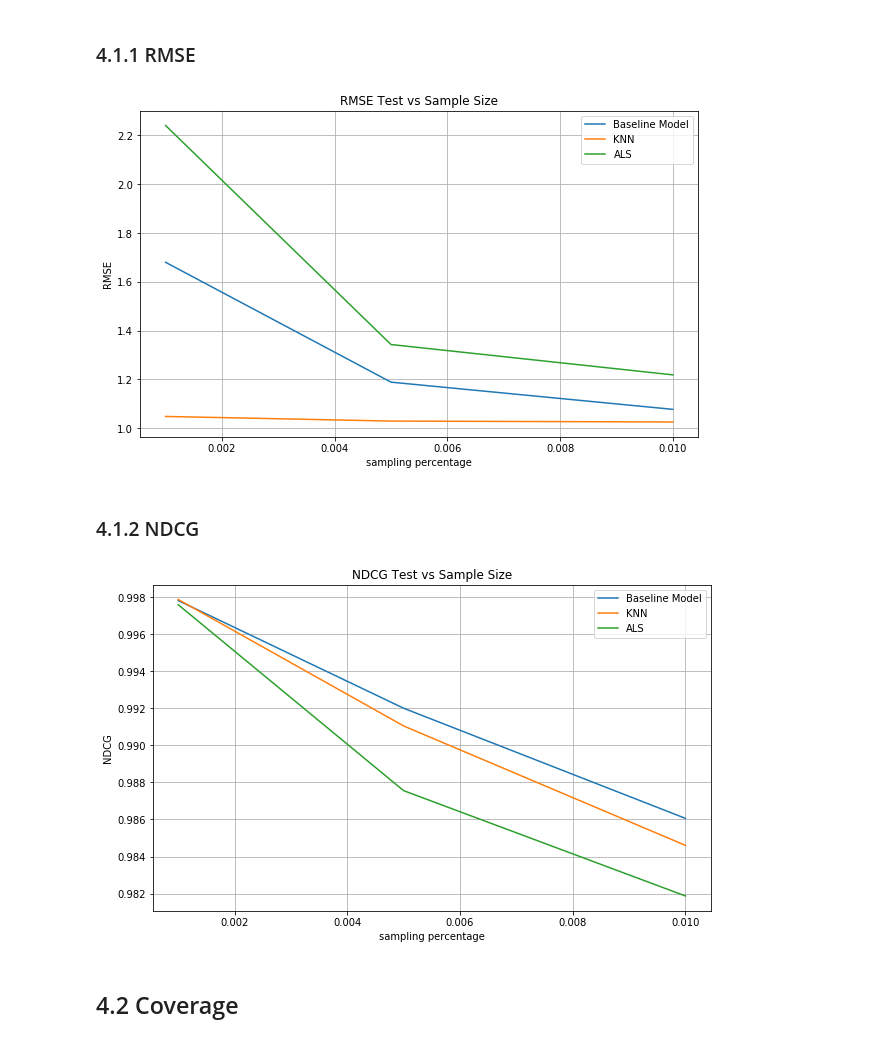
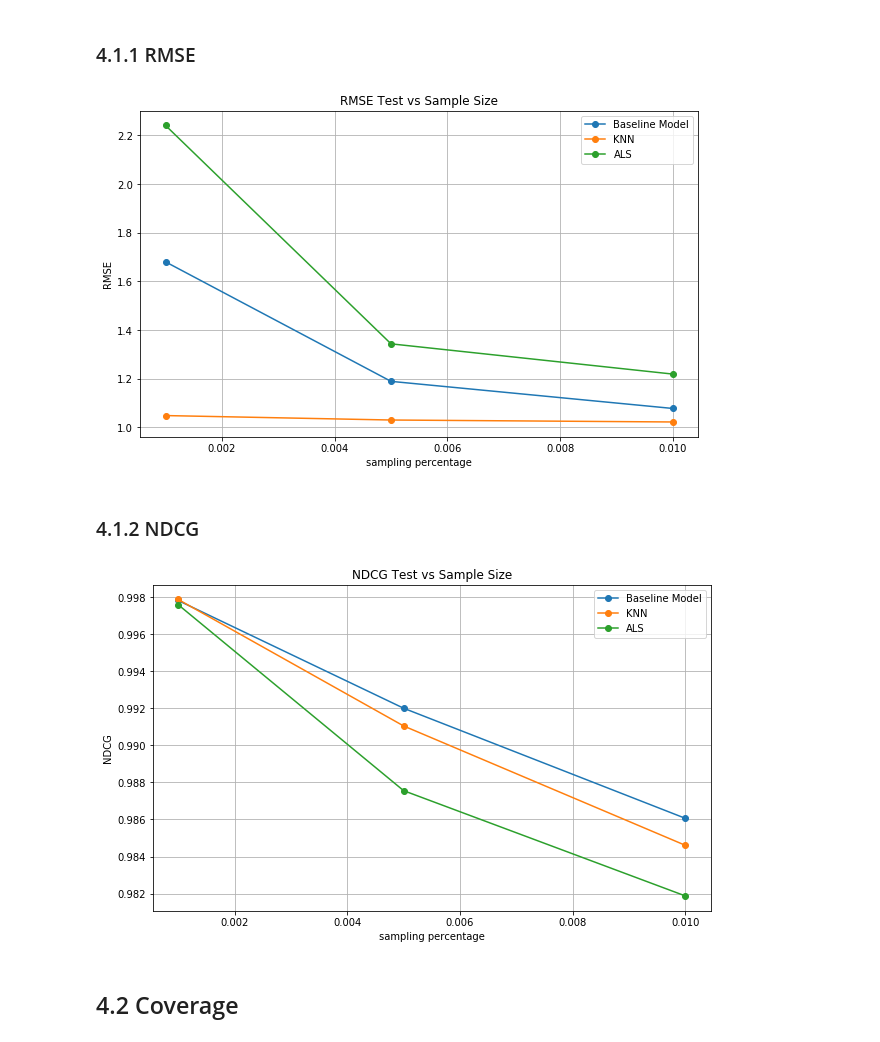
Before and after one commit to thisismeg/personalization-project1, a Jupyter notebook: personalization_project1_combined.ipynb, the cells around one changed output. Cells and saved outputs as stored; diff of their text form; code cells hidden in the pictures.

```diff
--- a/personalization_project1_combined.ipynb
+++ b/personalization_project1_combined.ipynb
@@ -716,11 +717,0 @@ als = ALS(maxIter=5, userCol="userId", itemCol="movieId", ratingCol="rating",
-# %%
-all_training_sets = []
-all_test_sets = []
-
-for df in all_sample_spark_dfs:
-    (training, test) = df.randomSplit([0.8, 0.2])
-    all_training_sets.append(training)
-    all_test_sets.append(test)
-
-training_1, training_2, training_3 = all_training_sets
-test_1, test_2, test_3 = all_test_sets
@@ -1052,20 +1035,20 @@ als_catalog_coverages, als_catalog_coverages_train
 # %%
 baseline_rmses, baseline_rmses_train
 best_als_rmses, best_als_rmses_train
 
 plt.figure(figsize=(10, 6))
-plt.plot(percentages, baseline_rmses)
-plt.plot(percentages, [min(rmse)  for rmse in knn_rmse_test])
-plt.plot(percentages, best_als_rmses)
+plt.plot(percentages, baseline_rmses, marker='o')
+plt.plot(percentages, [min(rmse)  for rmse in knn_rmse_test], marker='o')
+plt.plot(percentages, best_als_rmses, marker='o')
 
 plt.xlabel('sampling percentage')
 plt.ylabel('RMSE')
 plt.title('RMSE Test vs Sample Size')
 plt.legend(['Baseline Model', 'KNN', 'ALS'])
 plt.grid(True)
 plt.show()
 # %% [output]
-[figure, old version]
+[figure, new version]
 # %% [markdown]
 ### 4.1.2 NDCG <a class="anchor" id="4-1-2"></a>
 # %%
@@ -1073,9 +1056,9 @@ baseline_ndcgs, baseline_ndcgs_train
 als_test_ndcgs, als_train_ndcgs
 
 plt.figure(figsize=(10, 6))
-plt.plot(percentages, baseline_ndcgs)
-plt.plot(percentages, knn_test_ndcgs)
-plt.plot(percentages, als_test_ndcgs)
+plt.plot(percentages, baseline_ndcgs, marker='o')
+plt.plot(percentages, knn_test_ndcgs, marker='o')
+plt.plot(percentages, als_test_ndcgs, marker='o')
 
 plt.xlabel('sampling percentage')
 plt.ylabel('NDCG')
@@ -1084,7 +1067,7 @@ plt.legend(['Baseline Model', 'KNN', 'ALS'])
 plt.grid(True)
 plt.show()
 # %% [output]
-[figure, old version]
+[figure, new version]
 # %% [markdown]
 ## 4.2 Coverage <a class="anchor" id="4-2"></a>
 # %%
```
Also changed, not shown: parts of 14 cells of this notebook.
